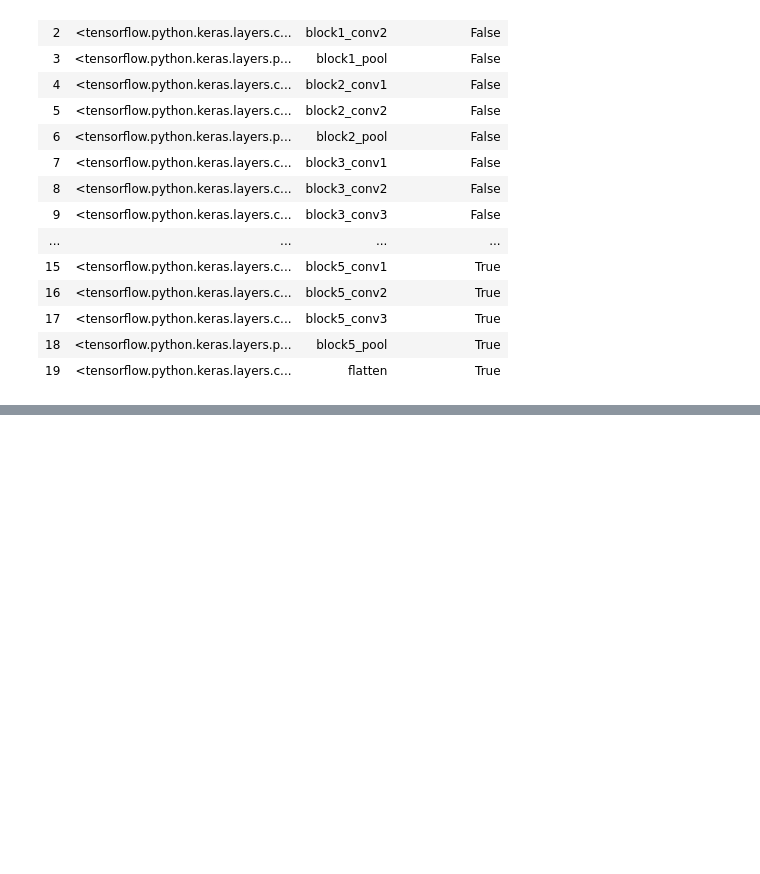
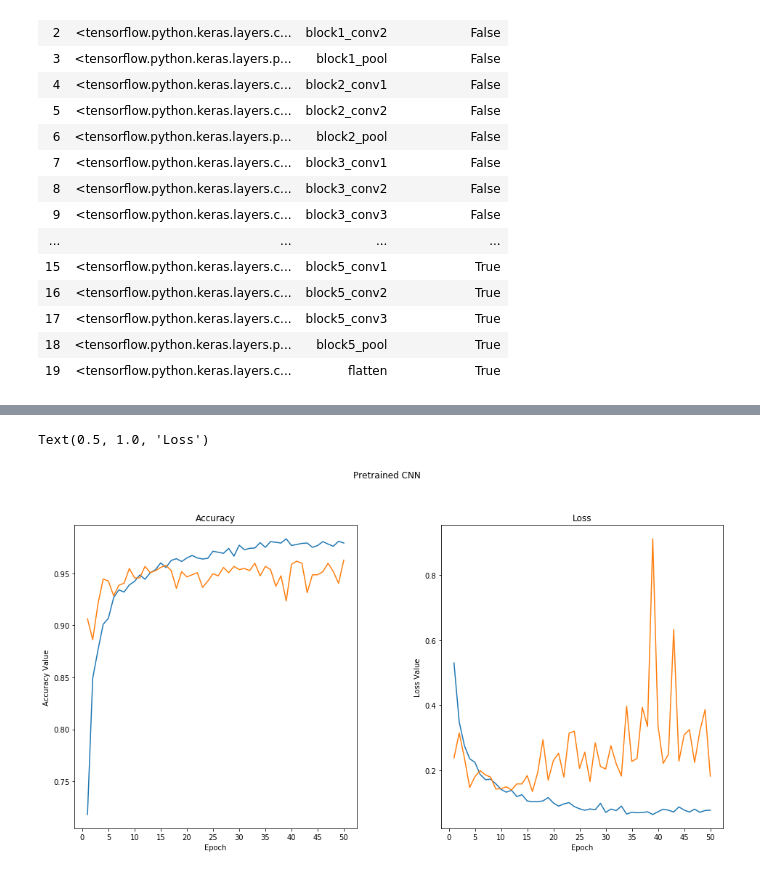
Before and after one commit to juansantateresa/Transfer_learning, a Jupyter notebook: Pretrained CNN model as a feature extractor.ipynb, the cells around one changed output, grey strips where cells are left out. Drawn from its saved outputs; the diff is of its cells as text; code cells hidden in the pictures; blank space fills up the shorter version.

```diff
--- a/Pretrained CNN model as a feature extractor.ipynb
+++ b/Pretrained CNN model as a feature extractor.ipynb
@@ -365,0 +383,14 @@ pd.DataFrame(layers, columns=['layer', 'layer name', 'layer trainable'])
+# %%
+model = Sequential()
+model.add(vgg_model)
+model.add(Dense(512, activation='relu', input_dim=input_shape))
+model.add(Dropout(0.3))
+model.add(Dense(512, activation='relu'))
+model.add(Dropout(0.3))
+model.add(Dense(1, activation='sigmoid'))
+
+model.compile(loss='binary_crossentropy',
+              optimizer=optimizers.RMSprop(lr=1e-5),
+              metrics=['accuracy'])
+
+model.summary()
@@ -365,0 +418,4 @@ pd.DataFrame(layers, columns=['layer', 'layer name', 'layer trainable'])
+# %%
+history = model.fit(train_generator, steps_per_epoch=293,
+                   epochs=50, validation_data=val_generator,
+                   validation_steps=331, verbose=1)
@@ -366 +442,25 @@ pd.DataFrame(layers, columns=['layer', 'layer name', 'layer trainable'])
+# %%
+f, (ax1, ax2) = plt.subplots(1,2, figsize=(16,8))
+t = f.suptitle('Pretrained CNN ', fontsize = 12)
+f.subplots_adjust(top=0.85, wspace=0.3)
+
+
+epoch_list = list(range(1,51))
+ax1.plot(epoch_list, history.history['accuracy'], label='Train Accuracy')
+ax1.plot(epoch_list, history.history['val_accuracy'], label='Validation Accuracy')
+ax1.set_xticks(np.arange(0, 51, 5))
+ax1.set_ylabel('Accuracy Value')
+ax1.set_xlabel('Epoch')
+ax1.set_title('Accuracy')
+
+
+ax2.plot(epoch_list, history.history['loss'], label='Train Loss')
+ax2.plot(epoch_list, history.history['val_loss'], label='Validation Loss')
+ax2.set_xticks(np.arange(0, 51, 5))
+ax2.set_ylabel('Loss Value')
+ax2.set_xlabel('Epoch')
+ax2.set_title('Loss')
+# %% [output]
+Text(0.5, 1.0, 'Loss')
+[figure, added]
 # %%
```
Also changed, not shown: parts of 7 cells of this notebook.
